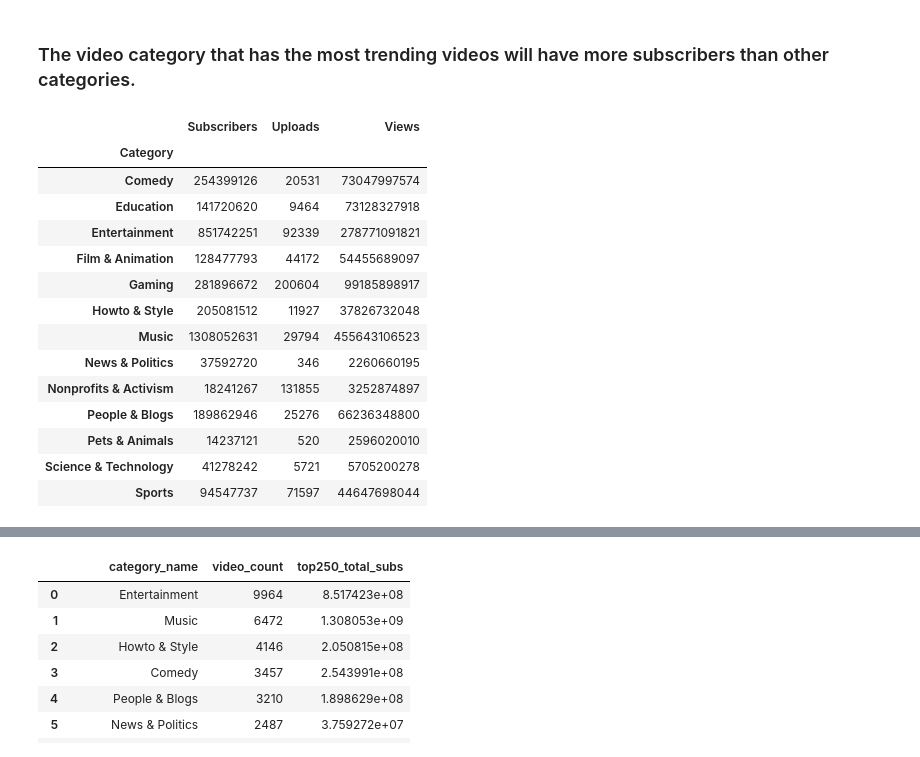
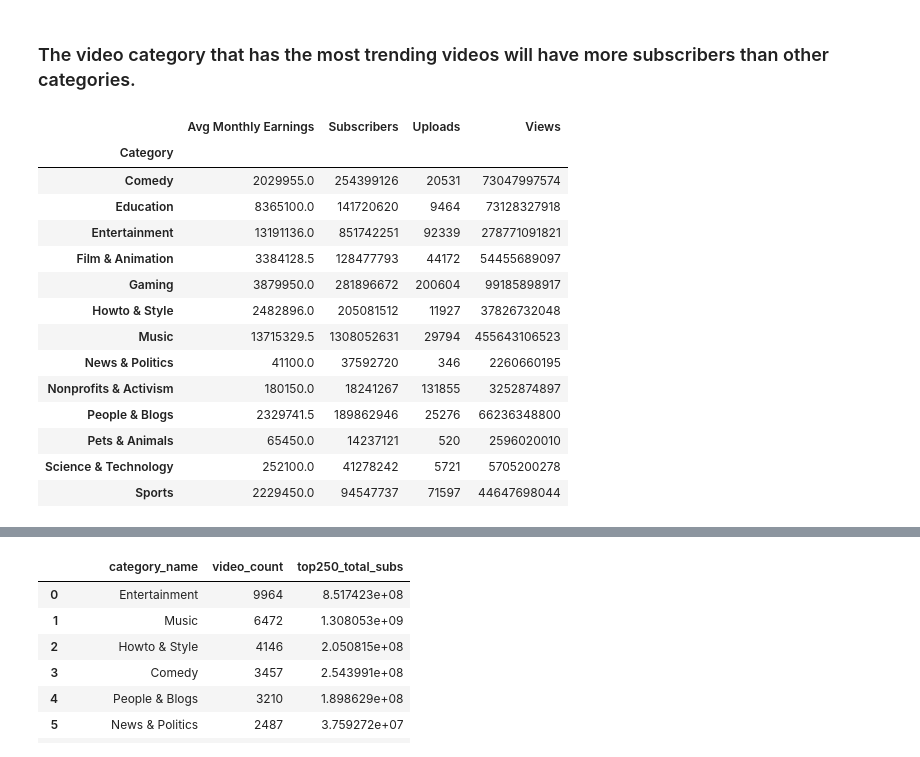
Before and after one commit to gillian850413/Final_Project, a Jupyter notebook: IS590PR_Final_Project_Part2.ipynb, the cells around one changed output, grey strips where cells are left out. Cells and saved outputs as stored; diff of their text form; code cells hidden in the pictures.

```diff
--- a/IS590PR_Final_Project_Part2.ipynb
+++ b/IS590PR_Final_Project_Part2.ipynb
@@ -367,8 +369,17 @@ top250_subs = pd.read_csv('data/top250_us_youtube_by_subs.csv')
 len(top250_subs.columns)
 # %% [output]
 20
+# %%
+def drop_col0(df):
+    """ This function drop the Unnamed 0 column from the dataframe.
+
+    :param df: dataframe
+    :return: a clean dataframe
+    """
+    df = df.drop(top250_subs.columns[0], axis=1)
+    return df
 # %%
-top250_subs = top250_subs.drop(top250_subs.columns[0], axis=1)
+top250_subs = drop_col0(top250_subs)
 top250_subs.head()
 # %% [output]
 |  | US Rank | Grade | Name | Uploads | Subscribers | Views | Category | Created Date | Daily Average Subs | ... |
@@ -405,28 +416,33 @@ array(['Entertainment', 'Howto & Style', 'Education', 'Sports', 'Music',
        'News & Politics', 'Film & Animation', 'Comedy', 'Gaming',
        'People & Blogs', nan, 'Nonprofits & Activism', 'Pets & Animals',
        'Science & Technology'], dtype=object)
+# %%
+max_earn = top250_subs['Max Monthly Earning'].astype(int)
+min_earn = top250_subs['Min Monthly Earning'].astype(int)
+
+top250_subs['Avg Monthly Earnings'] = (max_earn + min_earn) / 2
 # %% [markdown]
 ### The video category that has the most trending videos will have more subscribers than other categories.
 # %%
-top250_pi = pd.pivot_table(top250_subs, values=['Uploads', 'Subscribers', 'Views'],
+top250_pi = pd.pivot_table(top250_subs, values=['Uploads', 'Subscribers', 'Views', 'Avg Monthly Earnings'],
                              index=['Category'], aggfunc=np.sum)
 top250_pi
 # %% [output]
-|  | Subscribers | Uploads | Views |
-| Category |  |  |  |
-| Comedy | 254399126 | 20531 | 73047997574 |
-| Education | 141720620 | 9464 | 73128327918 |
-| Entertainment | 851742251 | 92339 | 278771091821 |
-| Film & Animation | 128477793 | 44172 | 54455689097 |
-| Gaming | 281896672 | 200604 | 99185898917 |
-| Howto & Style | 205081512 | 11927 | 37826732048 |
-| Music | 1308052631 | 29794 | 455643106523 |
-| News & Politics | 37592720 | 346 | 2260660195 |
-| Nonprofits & Activism | 18241267 | 131855 | 3252874897 |
-| People & Blogs | 189862946 | 25276 | 66236348800 |
-| Pets & Animals | 14237121 | 520 | 2596020010 |
-| Science & Technology | 41278242 | 5721 | 5705200278 |
-| Sports | 94547737 | 71597 | 44647698044 |
+|  | Avg Monthly Earnings | Subscribers | Uploads | Views |
+| Category |  |  |  |  |
+| Comedy | 2029955.0 | 254399126 | 20531 | 73047997574 |
+| Education | 8365100.0 | 141720620 | 9464 | 73128327918 |
+| Entertainment | 13191136.0 | 851742251 | 92339 | 278771091821 |
+| Film & Animation | 3384128.5 | 128477793 | 44172 | 54455689097 |
+| Gaming | 3879950.0 | 281896672 | 200604 | 99185898917 |
+| Howto & Style | 2482896.0 | 205081512 | 11927 | 37826732048 |
+| Music | 13715329.5 | 1308052631 | 29794 | 455643106523 |
+| News & Politics | 41100.0 | 37592720 | 346 | 2260660195 |
+| Nonprofits & Activism | 180150.0 | 18241267 | 131855 | 3252874897 |
+| People & Blogs | 2329741.5 | 189862946 | 25276 | 66236348800 |
+| Pets & Animals | 65450.0 | 14237121 | 520 | 2596020010 |
+| Science & Technology | 252100.0 | 41278242 | 5721 | 5705200278 |
+| Sports | 2229450.0 | 94547737 | 71597 | 44647698044 |
 # %%
 trending_pi = trending_pi.reset_index()
 top250_pi = top250_pi.reset_index()
```
Also changed, not shown: parts of 41 cells of this notebook.
